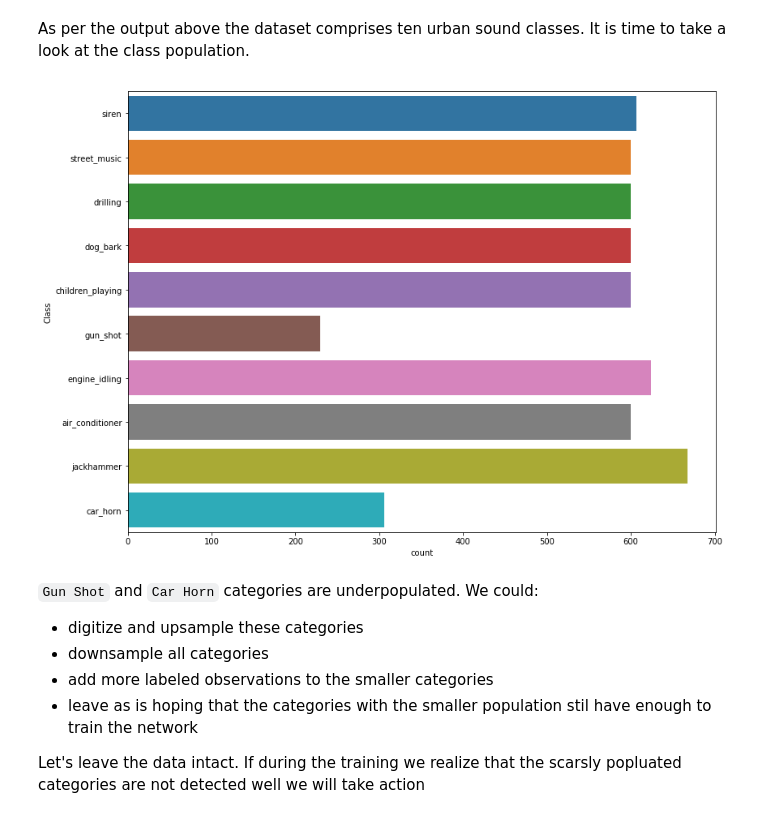
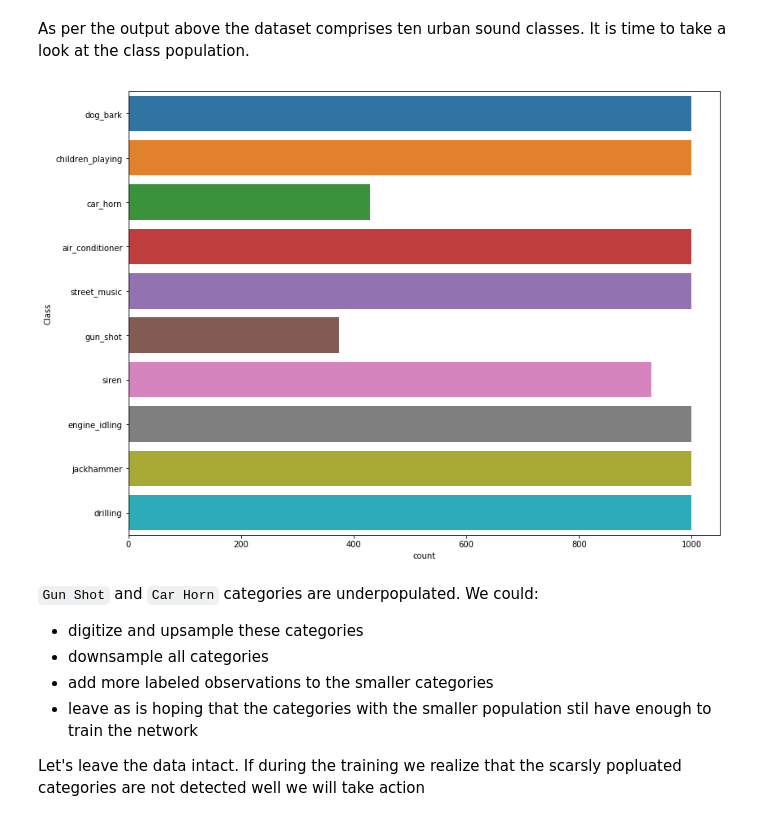
Before and after one commit to v2msLabs/ML1020-Course-Project, a Jupyter notebook: src/main.ipynb, the cells around one changed output. Drawn from its saved outputs; the diff is of its cells as text; code cells hidden in the pictures.

Commit message:
switched to original sound data set from the Kaggle one

```diff
--- a/src/main.ipynb
+++ b/src/main.ipynb
@@ -40,19 +40,20 @@ import random
 # expected data structure
 # -----------------------------------------------
 # project root
-# src
-#   main.ipynb
-# data
+#  src
+#    main.ipynb
+#  data
 #   original
-#     train
-#       samples
+#     audio
+#       fold1
 #         *.wav
-#       train.csv
-#     test
-#       samples
+#       fold2,
 #         *.wav
-#       test.csv
-TRAIN_DATA_PATH = "../data/original/train"
-TRAIN_FILE = "train.csv"
-# Read the train data classification info
-classification = pd.read_csv("{0}/{1}".format(TRAIN_DATA_PATH,TRAIN_FILE),sep = ',')
+#     metadata
+#      UrbanSound8K.csv
+
+DATA_PATH = "../data/original/"
+META_FILE = "{0}{1}".format(DATA_PATH,"metadata/UrbanSound8k.csv")
+# Read the metadata
+metaData = pd.read_csv(META_FILE,sep = ',',header=0,names=['FileName','fsID','start','end','salience','fold',
+    'ClassID', 'Class'], usecols=[0,6,7])
@@ -97,9 +105,9 @@ Number of classes: 10
 As per the output above the dataset comprises ten urban sound classes. It is time to take a look at the class population.
 # %%
 plt.figure(figsize=(13,10))
-p = sns.countplot(data=classification,y='Class')
+p = sns.countplot(data=metaData,y='Class')
 # %% [output]
-[figure, old version]
+[figure, new version]
 # %% [markdown]
 `Gun Shot` and `Car Horn` categories are underpopulated. We could:
 
```
Also changed, not shown: parts of 12 cells of this notebook.
